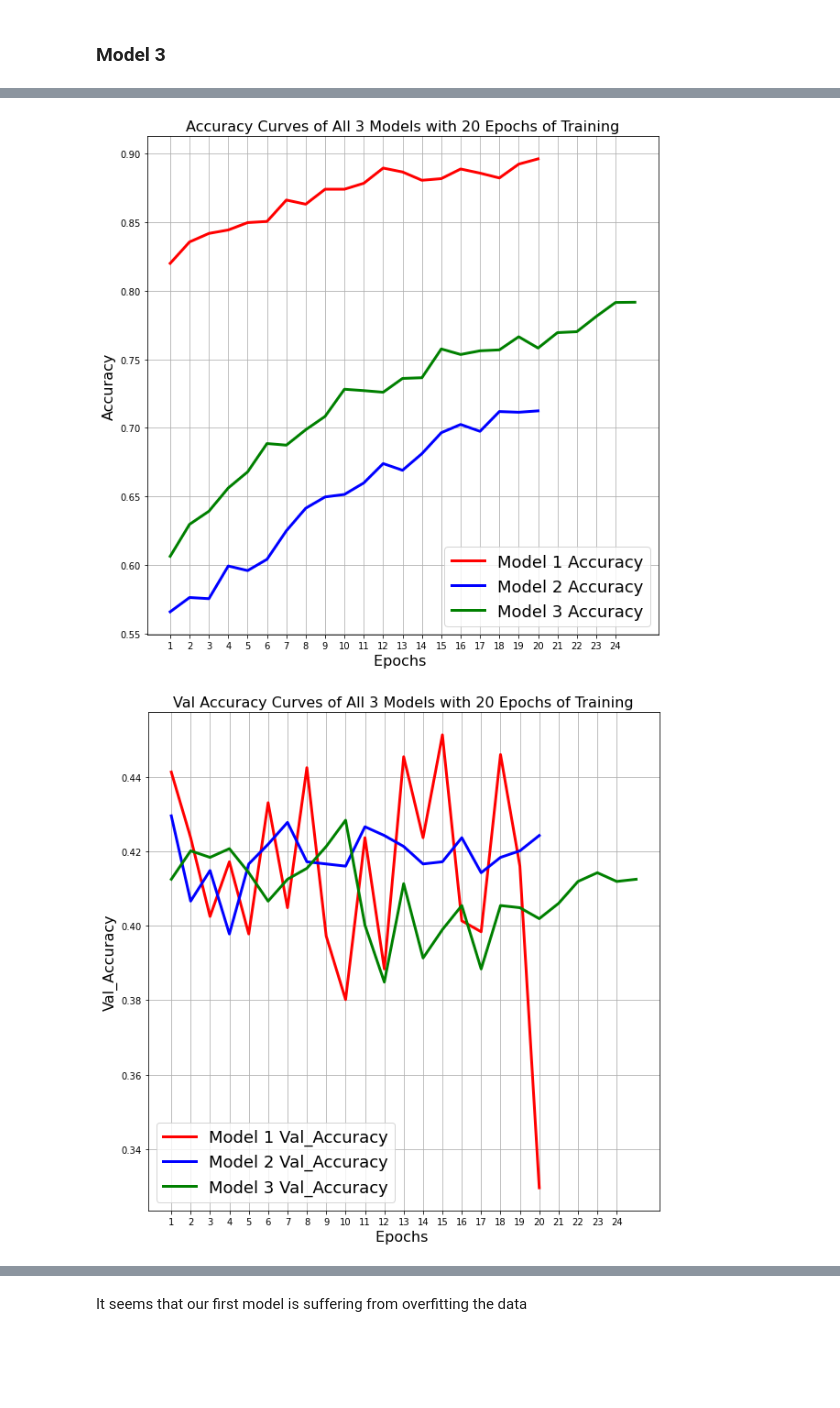
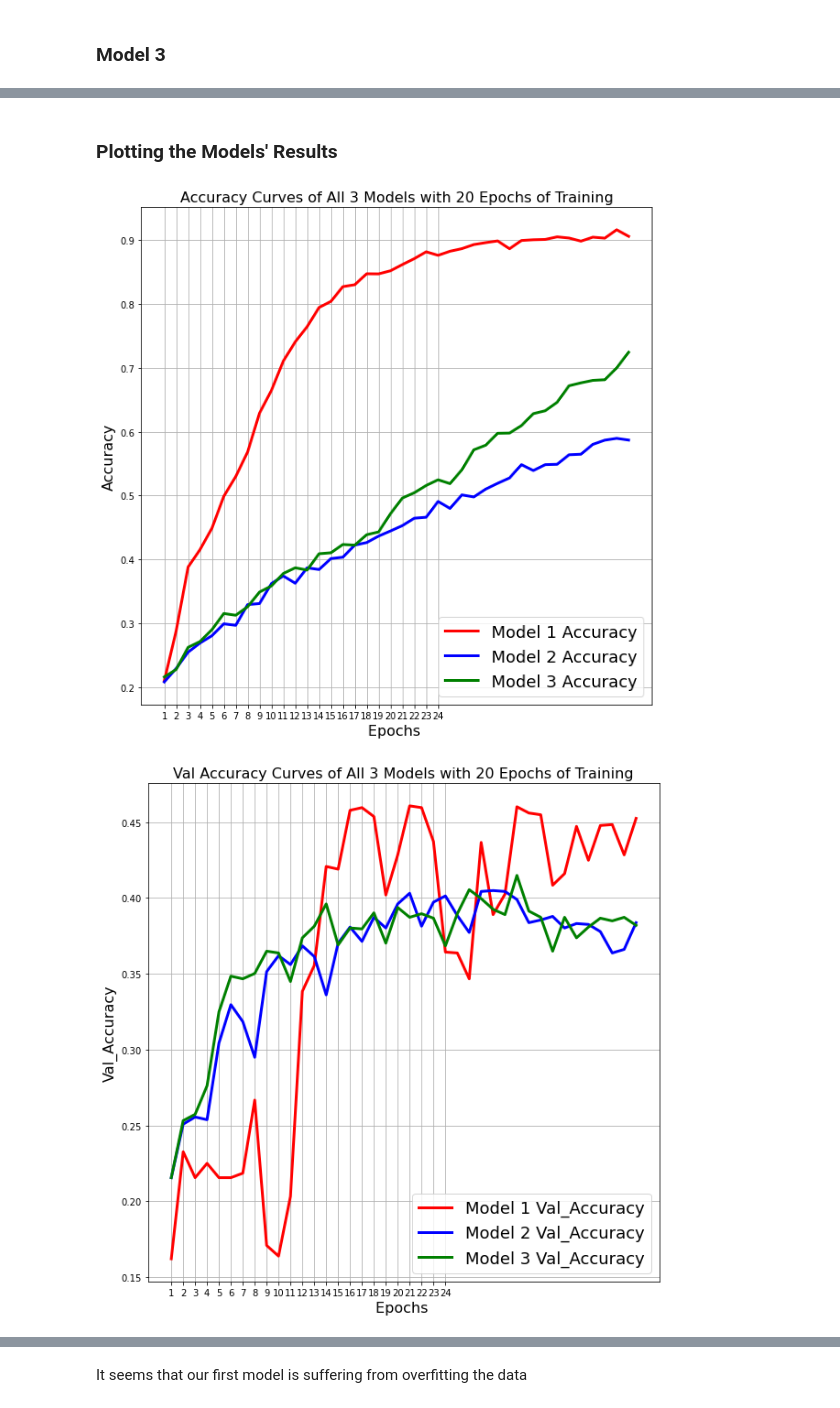
Before and after one commit to Grieze/CSC-767, a Jupyter notebook: Project 1/CNN Project.ipynb, the cells around one changed output, grey strips where cells are left out. Drawn from its saved outputs; the diff is of its cells as text; code cells hidden in the pictures; blank space fills up the shorter version.

```diff
--- a/Project 1/CNN Project.ipynb
+++ b/Project 1/CNN Project.ipynb
@@ -152,6 +158,6 @@ Non-trainable params: 1,024
 _________________________________________________________________
 # %%
-model1 = model.fit(X_train, y_train, batch_size=128, epochs=25,
+model1_history = model.fit(X_train, y_train, batch_size=128, epochs=20,
                                    verbose=1, validation_data=(X_valid, y_valid))
 # %% [output]
 Train on 5956 samples, validate on 1702 samples
@@ -185,17 +191,19 @@ model2 = Sequential()
 model2.add( Conv2D(128, (3,3), activation = 'relu', input_shape=(IMG_SIZE,IMG_SIZE,1)))
 model2.add( Conv2D(128, (3,3), activation = 'relu'))
 model2.add(MaxPooling2D(pool_size=(2,2)))
+model.add(layers.BatchNormalization())
 
 model2.add( Conv2D(128, (3,3), activation = 'relu'))
 model2.add( Conv2D(128, (3,3), activation = 'relu'))
 model2.add(MaxPooling2D(pool_size=(2,2)))
+model.add(layers.BatchNormalization())
 
 model2.add(Flatten())
 
-model2.add(Dense(256, activation='relu'))
-model2.add(Dropout(0.5))
+model2.add(Dense(256, activation='relu', kernel_initializer='glorot_normal', kernel_regularizer=keras.regularizers.l2(0.003)))
+model2.add(Dropout(0.3))
 
-model2.add(Dense(256, activation='relu'))
+model2.add(Dense(256, activation='relu', kernel_initializer='glorot_normal', kernel_regularizer=keras.regularizers.l2(0.003)))
 model2.add(Dropout(0.5))
 
 model2.add(Dense(6))
@@ -225,7 +233,7 @@ Trainable params: 9,981,574
 Non-trainable params: 0
 _________________________________________________________________
 # %%
-model2 = model2.fit(X_train, y_train, batch_size=128, epochs=25,
+model2_history = model2.fit(X_train, y_train, batch_size=128, epochs=40,
                                    verbose=1, validation_data=(X_valid, y_valid))
 # %% [output]
 Train on 5956 samples, validate on 1702 samples
@@ -299,7 +307,7 @@ Trainable params: 19,450,886
 Non-trainable params: 0
 _________________________________________________________________
 # %%
-model3 = model3.fit(X_train, y_train, batch_size=256, epochs=25,
+model3_history = model3.fit(X_train, y_train, batch_size=256, epochs=40,
                                    verbose=1, validation_data=(X_valid, y_valid))
 # %% [output]
 Train on 5956 samples, validate on 1702 samples
@@ -322,3 +330,5 @@ Epoch 25/25
+# %% [markdown]
+### Plotting the Models' Results
 # %%
 # Plotting all 3 models accuracy scores
 plt.figure(figsize=[10,10])
@@ -327,26 +337,26 @@ plt.plot(model2.history['accuracy'],'b',linewidth=3.0)
 plt.plot(model3.history['accuracy'],'g',linewidth=3.0)
 plt.legend(['Model 1 Accuracy', 'Model 2 Accuracy', 'Model 3 Accuracy'],fontsize=18)
 plt.xlabel('Epochs ',fontsize=16)
-plt.xticks([i for i in range(0,24)],[i for i in range(1,25)])
+plt.xticks([i for i in range(0,40)],[i for i in range(1,41)])
 plt.ylabel('Accuracy',fontsize=16)
 plt.title('Accuracy Curves of All 3 Models with 20 Epochs of Training',fontsize=16)
 plt.grid()
 # %% [output]
-[figure, old version]
+[figure, new version]
 # %%
 # Plotting all 3 models val accuracy scores
 plt.figure(figsize=[10,10])
-plt.plot(model1.history['val_accuracy'], 'r', linewidth=3.0)
-plt.plot(model2.history['val_accuracy'],'b',linewidth=3.0)
-plt.plot(model3.history['val_accuracy'],'g',linewidth=3.0)
+plt.plot(model1_history.history['val_accuracy'], 'r', linewidth=3.0)
+plt.plot(model2_history.history['val_accuracy'],'b',linewidth=3.0)
+plt.plot(model3_history.history['val_accuracy'],'g',linewidth=3.0)
 plt.legend(['Model 1 Val_Accuracy', 'Model 2 Val_Accuracy', 'Model 3 Val_Accuracy'],fontsize=18)
 plt.xlabel('Epochs ',fontsize=16)
-plt.xticks([i for i in range(0,24)],[i for i in range(1,25)])
+plt.xticks([i for i in range(0,40)],[i for i in range(1,41)])
 plt.ylabel('Val_Accuracy',fontsize=16)
 plt.title('Val Accuracy Curves of All 3 Models with 20 Epochs of Training',fontsize=16)
 plt.grid()
 # %% [output]
-[figure, old version]
+[figure, new version]
 # %%
 # Plotting all 3 models training losses
 plt.figure(figsize=[10,10])
```
Also changed, not shown: parts of 32 cells of this notebook.
